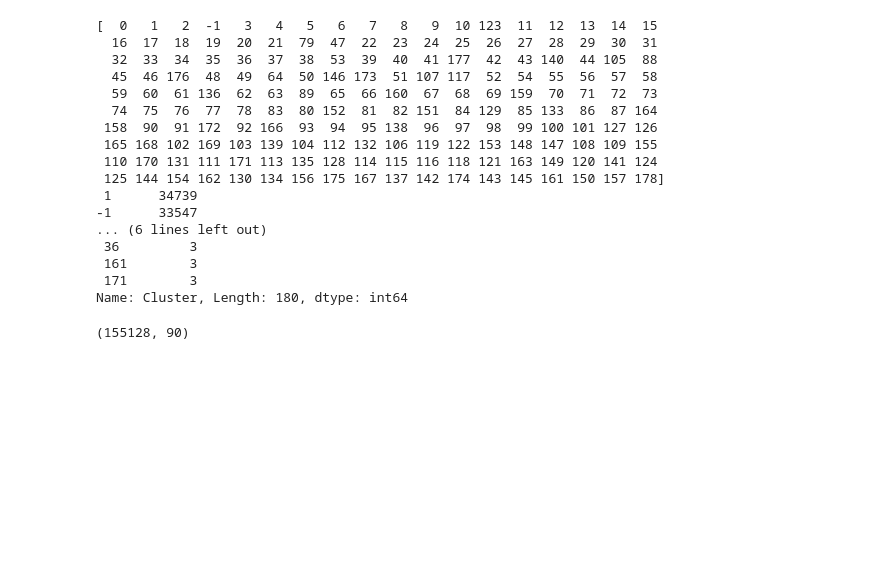
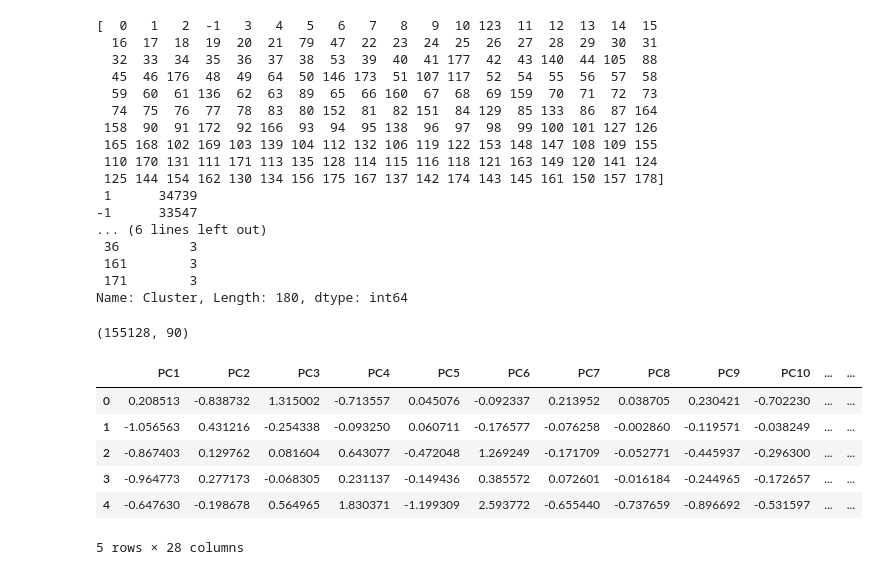
Before and after one commit to Stavsabag/MyProject, a Jupyter notebook: Clustering.ipynb, the cells around one changed output. Cells and saved outputs as stored; diff of their text form; code cells hidden in the pictures; blank space fills up the shorter version.

```diff
--- a/Clustering.ipynb
+++ b/Clustering.ipynb
@@ -113,3 +113,24 @@ X.shape
  171        3
 Name: Cluster, Length: 180, dtype: int64
 (155128, 90)
+# %%
+df = pd.read_csv('processed_data.csv')
+
+X = df.iloc[:, 1:-1].values
+scaler = StandardScaler(); X = scaler.fit_transform(X)
+
+pca_95 = PCA(n_components = 0.90, random_state=5)
+pca_95.fit(X)
+X_pca_95 = pca_95.transform(X)
+
+df_new = pd.DataFrame(X_pca_95,columns = ['PC' + str(i) for i in range(1, 28)])
+df_new['label'] = df.iloc[:, -1:].values
+df_new.head()
+# %% [output]
+|  | PC1 | PC2 | PC3 | PC4 | PC5 | PC6 | PC7 | PC8 | PC9 | PC10 | ... | ... |
+| 0 | 0.208513 | -0.838732 | 1.315002 | -0.713557 | 0.045076 | -0.092337 | 0.213952 | 0.038705 | 0.230421 | -0.702230 | ... | ... |
+| 1 | -1.056563 | 0.431216 | -0.254338 | -0.093250 | 0.060711 | -0.176577 | -0.076258 | -0.002860 | -0.119571 | -0.038249 | ... | ... |
+| 2 | -0.867403 | 0.129762 | 0.081604 | 0.643077 | -0.472048 | 1.269249 | -0.171709 | -0.052771 | -0.445937 | -0.296300 | ... | ... |
+| 3 | -0.964773 | 0.277173 | -0.068305 | 0.231137 | -0.149436 | 0.385572 | 0.072601 | -0.016184 | -0.244965 | -0.172657 | ... | ... |
+| 4 | -0.647630 | -0.198678 | 0.564965 | 1.830371 | -1.199309 | 2.593772 | -0.655440 | -0.737659 | -0.896692 | -0.531597 | ... | ... |
+5 rows × 28 columns
```
Also changed, not shown: parts of 2 cells of this notebook.
